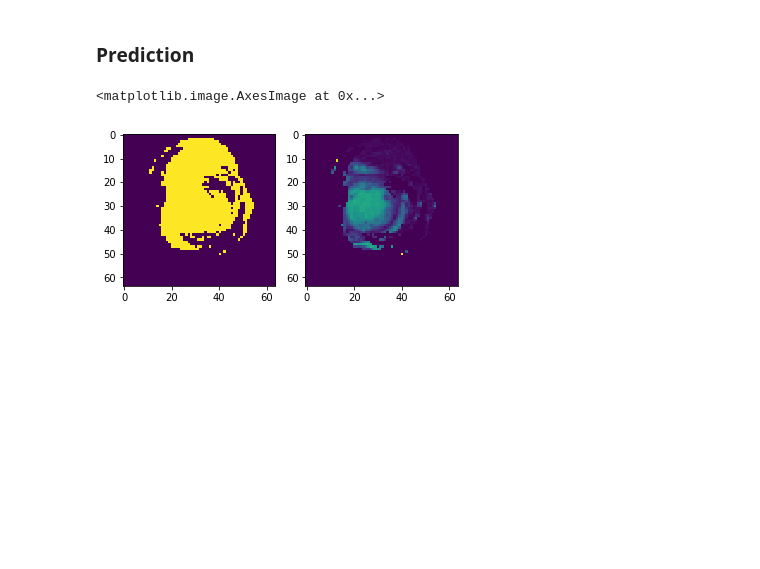
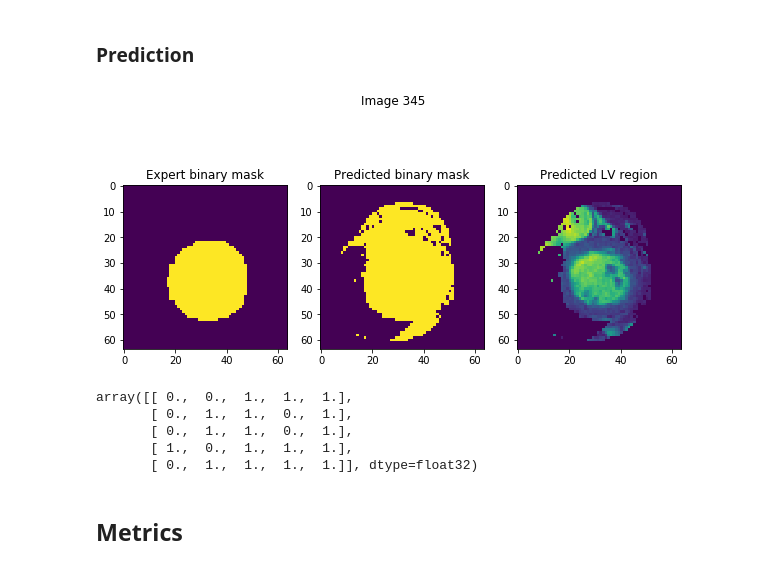
Before and after one commit to alexattia/Medical-Image-Analysis, a Jupyter notebook: Stacked Auto Encoder.ipynb, the cells around one changed output. Drawn from its saved outputs; the diff is of its cells as text; code cells hidden in the pictures; blank space fills up the shorter version.

```diff
--- a/Stacked Auto Encoder.ipynb
+++ b/Stacked Auto Encoder.ipynb
@@ -182,12 +184,26 @@ def prediction_plot(X, model, idx=None):
     contour = contours[idx].reshape((64,64))
     # thresholding
     binary = cv2.threshold(contour, 0, 1, cv2.INTERSECT_NONE)
-    return binary[1], binary[1]*X[idx].reshape(64,64)
+    return binary[1], binary[1]*X[idx].reshape(64,64), idx
-# %%
-f, ax = plt.subplots(ncols=2)
-a, b = prediction_plot(X_train, model)
-ax[0].imshow(a)
-ax[1].imshow(b)
-# %% [output]
-<matplotlib.image.AxesImage at 0x...>
-[figure, removed]
+# %%
+f, ax = plt.subplots(ncols=3, figsize=(10,5))
+bin_mask, img, idx = prediction_plot(X_train, model)
+ax[0].imshow(Y_train[idx].reshape((64,64)))
+ax[0].set_title('Expert binary mask')
+ax[1].imshow(bin_mask)
+ax[1].set_title('Predicted binary mask')
+ax[2].imshow(img)
+ax[2].set_title('Predicted LV region')
+_ = plt.suptitle('Image %s' % idx)
+# %% [output]
+[figure, added]
+# %%
+Y_pred[15:20, 15:20]
+# %% [output]
+array([[ 0.,  0.,  1.,  1.,  1.],
+       [ 0.,  1.,  1.,  0.,  1.],
+       [ 0.,  1.,  1.,  0.,  1.],
+       [ 1.,  0.,  1.,  1.,  1.],
+       [ 0.,  1.,  1.,  1.,  1.]], dtype=float32)
+# %% [markdown]
+## Metrics
```
Also changed, not shown: parts of 10 cells of this notebook, 5 other files.
